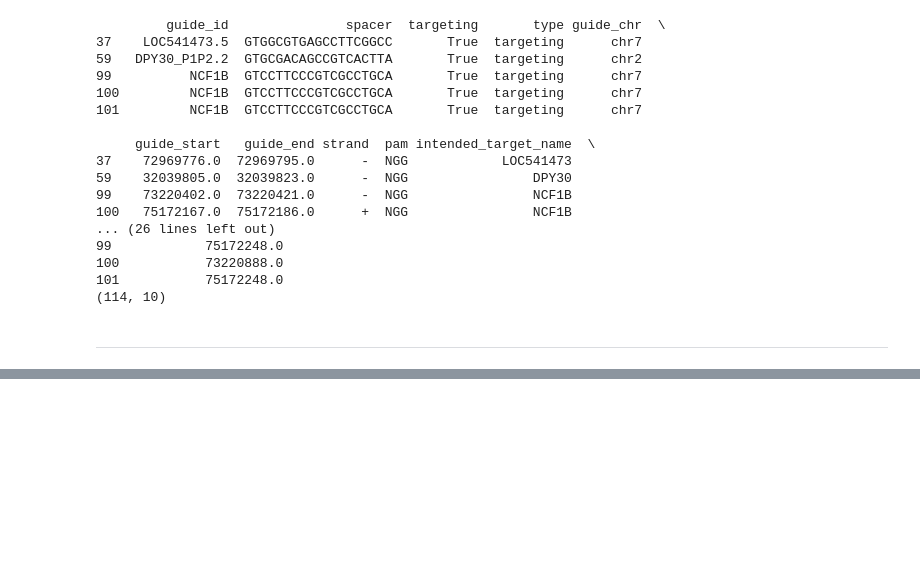
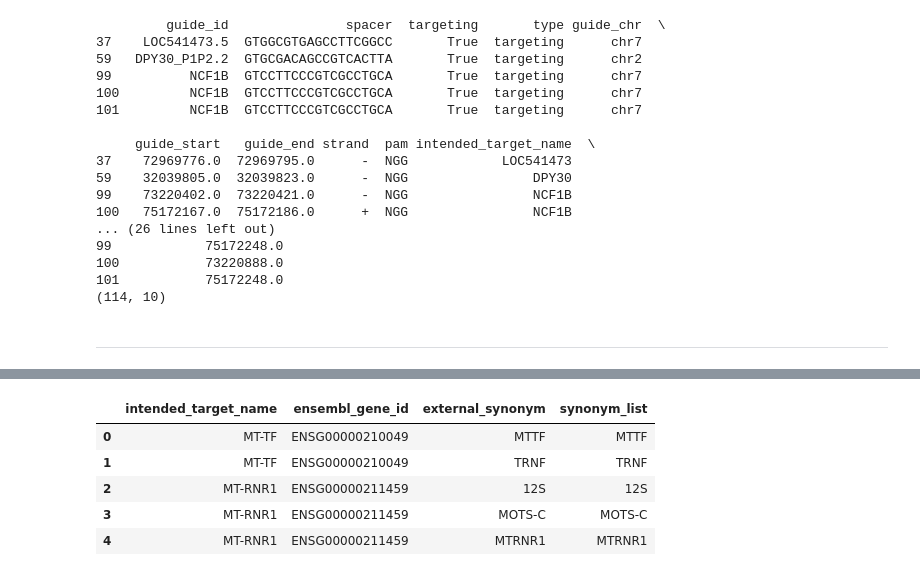
Before and after one commit to adamklie/tf_perturb_seq, a Jupyter notebook: ref/create_harmonized_sgRNA_annot.ipynb, the cells around one changed output, grey strips where cells are left out. Drawn from its saved outputs; the diff is of its cells as text; code cells hidden in the pictures; blank space fills up the shorter version.

Commit message:
replaced gene names with ensembl ids

```diff
--- a/ref/create_harmonized_sgRNA_annot.ipynb
+++ b/ref/create_harmonized_sgRNA_annot.ipynb
@@ -650,0 +700,10 @@ ref_clean_sub_poolabcdf.to_csv(
+# %%
+# Convert intended_target_name to Ensembl ID using pyBiomart
+from pybiomart import Dataset
+
+dataset = Dataset(name='hsapiens_gene_ensembl', host='http://www.ensembl.org')
+
+# Fetch mapping
+mapping = dataset.query(attributes=['hgnc_symbol', 'ensembl_gene_id', 'external_synonym'])
+mapping.columns = ['intended_target_name', 'ensembl_gene_id', 'external_synonym']
+mapping.head()
@@ -650,0 +717,16 @@ ref_clean_sub_poolabcdf.to_csv(
+# %%
+# Combine HGNC symbol and synonyms into a single mapping dataframe
+# Melt external_synonym if it's a comma-separated list
+mapping_expanded = mapping.copy()
+mapping_expanded['external_synonym'] = mapping_expanded['external_synonym'].fillna('')
+mapping_expanded = mapping_expanded.assign(
+    synonym_list=mapping_expanded['external_synonym'].str.split(',')
+).explode('synonym_list')
+mapping_expanded.head()
+# %% [output]
+|  | intended_target_name | ensembl_gene_id | external_synonym | synonym_list |
+| 0 | MT-TF | ENSG00000210049 | MTTF | MTTF |
+| 1 | MT-TF | ENSG00000210049 | TRNF | TRNF |
+| 2 | MT-RNR1 | ENSG00000211459 | 12S | 12S |
+| 3 | MT-RNR1 | ENSG00000211459 | MOTS-C | MOTS-C |
+| 4 | MT-RNR1 | ENSG00000211459 | MTRNR1 | MTRNR1 |
```
Also changed, not shown: parts of 11 cells of this notebook.
